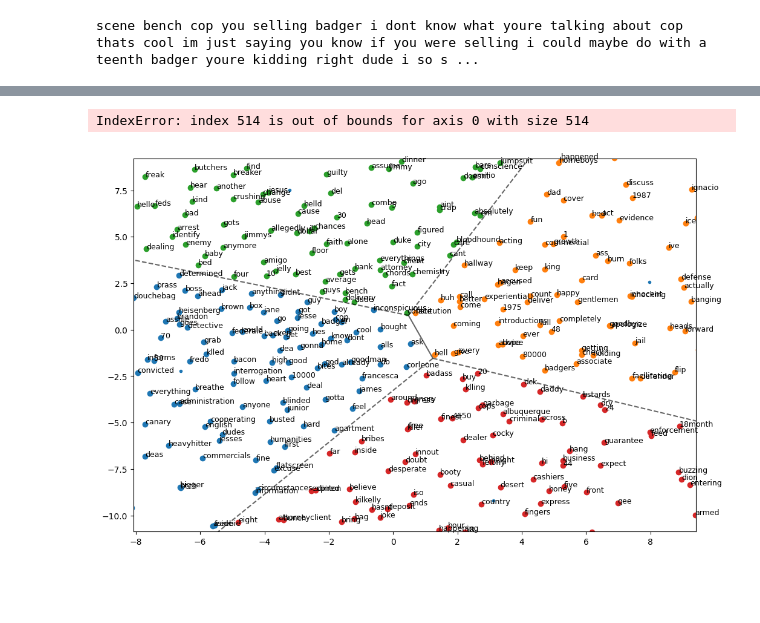
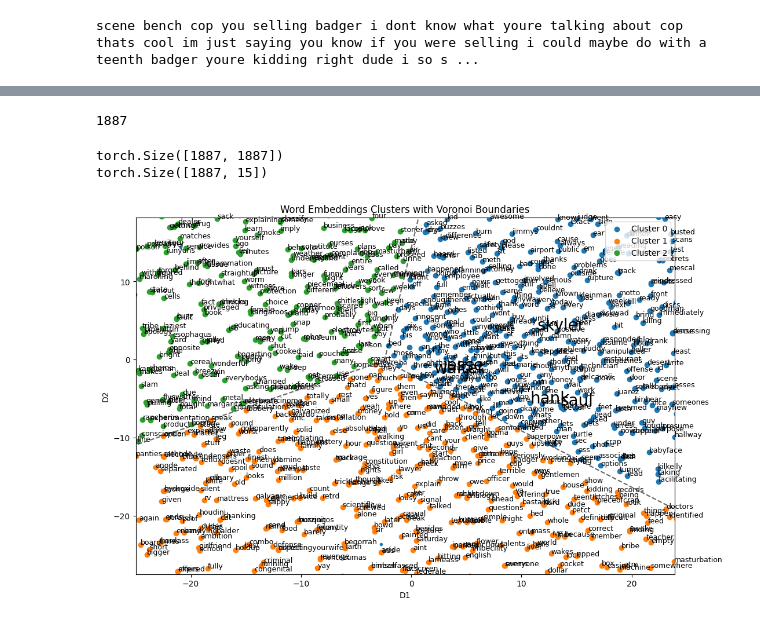
Before and after one commit to andrewvassili/embeddings, a Jupyter notebook: embeddings-from-scratch.ipynb, the cells around one changed output, grey strips where cells are left out. Saved outputs shown, nothing was run; the diff lists cells and outputs as text; code cells hidden in the pictures; blank space fills up the shorter version.

Commit message:
Move from np to torch for GPU usage, expand dataset, train longer

```diff
--- a/embeddings-from-scratch.ipynb
+++ b/embeddings-from-scratch.ipynb
@@ -200,38 +248,62 @@ all_embeddings = model["w1"]
+# %%
+tokens = set(list(tokens))
+# %%
+ohes = []
+for n in tokens:
+    ohe = one_hot_encode(token_to_id[n], len(token_to_id))
+    ohes.append(ohe)
+print(len(ohes))
+# %% [output]
+1887
+# %%
+import numpy as np
+ohe_stack = torch.stack(ohes, dim=1)
+# %%
+print(ohe_stack.shape)
+print(model["w1"].shape)
+# %% [output]
+torch.Size([1887, 1887])
+torch.Size([1887, 15])
+# %%
+w1s = ohe_stack.T @ model["w1"]
+w1s_np = w1s.cpu().detach().numpy()
 # %%
 import numpy as np
 import matplotlib.pyplot as plt
 from scipy.spatial import Voronoi, voronoi_plot_2d
 from sklearn.manifold import TSNE
 from sklearn.cluster import KMeans
 
 tsne = TSNE(n_components=2, random_state=0)
-embeddings_2d = tsne.fit_transform(all_embeddings)  # Shape: (101, 2)
+embeddings_2d = tsne.fit_transform(w1s_np)  # Shape: (101, 2)
 
-n_clusters = 4
+n_clusters = 3
 kmeans = KMeans(n_clusters=n_clusters, random_state=0)
 clusters = kmeans.fit_predict(embeddings_2d)
 cluster_centers = kmeans.cluster_centers_
 
 vor = Voronoi(cluster_centers)
 plt.figure(figsize=(12, 8))
 voronoi_plot_2d(vor, ax=plt.gca(), show_vertices=False, line_colors='black', line_width=1.5, line_alpha=0.6)
 
 for i in range(n_clusters):
     points = embeddings_2d[clusters == i]
     plt.scatter(points[:, 0], points[:, 1], label=f'Cluster {i}')
 
-vocabulary = list(token_to_id.keys())  # Replace with your actual vocabulary list
+vocabulary = list(tokens)
 for i, word in enumerate(vocabulary):
-    plt.annotate(word, (embeddings_2d[i, 0], embeddings_2d[i, 1]), fontsize=9)
+    if word in ('heisenberg', 'walter', 'saul', 'hank', 'jesse', 'skyler'):
+        plt.annotate(word, (embeddings_2d[i, 0], embeddings_2d[i, 1]), fontsize=20)
+    else:
+        plt.annotate(word, (embeddings_2d[i, 0], embeddings_2d[i, 1]), fontsize=9)
 
 plt.legend()
 plt.title("Word Embeddings Clusters with Voronoi Boundaries")
 plt.xlabel("D1")
 plt.ylabel("D2")
 plt.show()
 # %% [output]
-IndexError: index 514 is out of bounds for axis 0 with size 514
-[figure, old version]
+[figure, new version]
 # %%
 # start getting some gradio UI going
 # %%
```
Also changed, not shown: parts of 24 cells of this notebook, 2 other files.
